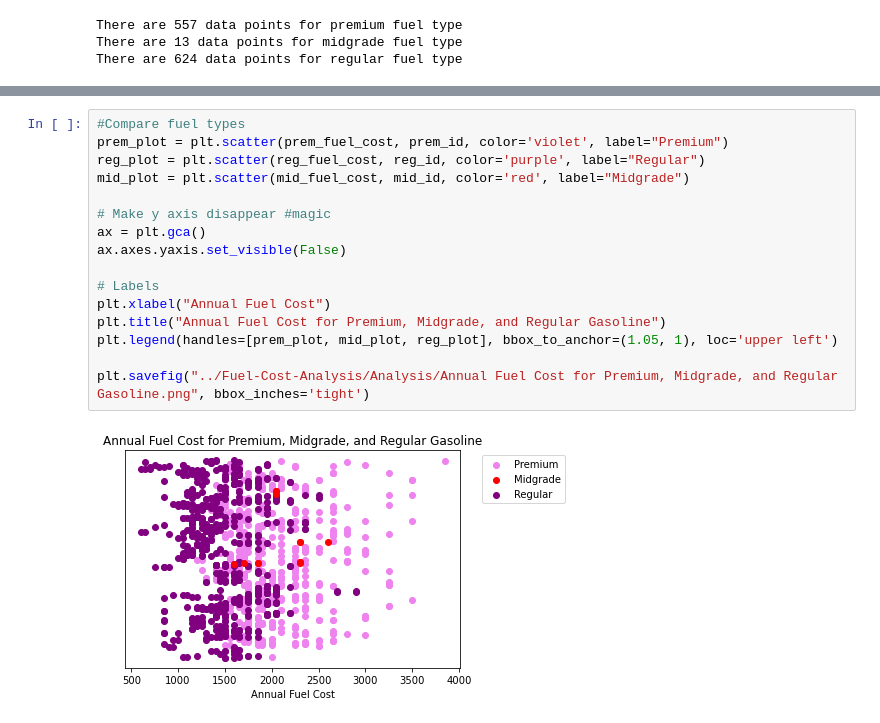
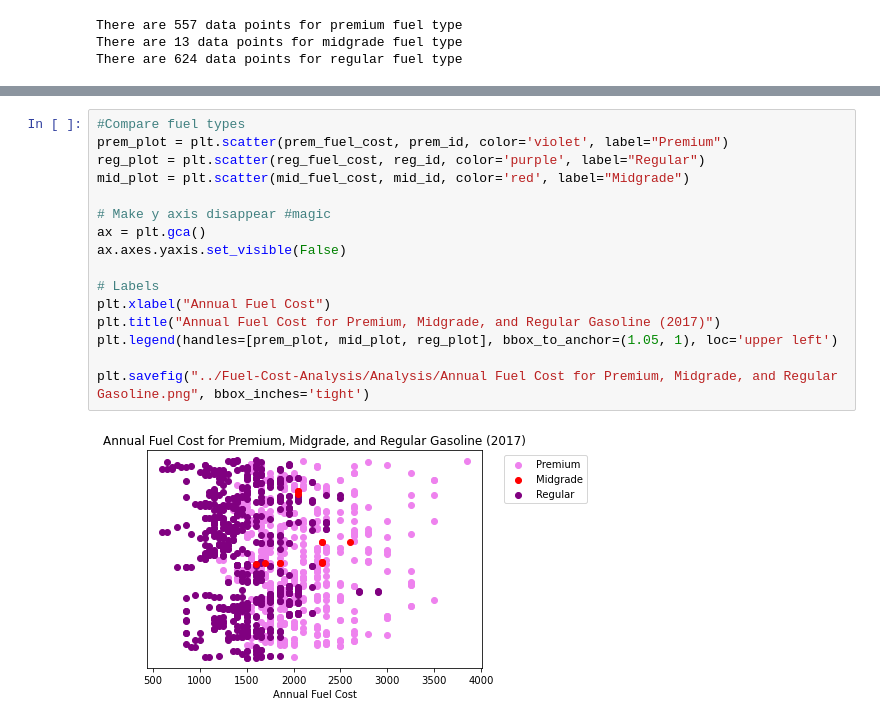
Before and after one commit to geraldwattsthethird/Fuel-Cost-Analysis, a Jupyter notebook: Fuel_Cost.ipynb, the cells around one changed output, grey strips where cells are left out. Drawn from its saved outputs; the diff is of its cells as text.

```diff
--- a/Fuel_Cost.ipynb
+++ b/Fuel_Cost.ipynb
@@ -570,18 +570,18 @@ Average fuel cost is $1509.46 dollars for Regular Gasoline
 # %%
 #Compare fuel types
 prem_plot = plt.scatter(prem_fuel_cost, prem_id, color='violet', label="Premium")
 reg_plot = plt.scatter(reg_fuel_cost, reg_id, color='purple', label="Regular")
 mid_plot = plt.scatter(mid_fuel_cost, mid_id, color='red', label="Midgrade")
 
 # Make y axis disappear #magic
 ax = plt.gca()
 ax.axes.yaxis.set_visible(False)
 
 # Labels
 plt.xlabel("Annual Fuel Cost")
-plt.title("Annual Fuel Cost for Premium, Midgrade, and Regular Gasoline")
+plt.title("Annual Fuel Cost for Premium, Midgrade, and Regular Gasoline (2017)")
 plt.legend(handles=[prem_plot, mid_plot, reg_plot], bbox_to_anchor=(1.05, 1), loc='upper left')
 
 plt.savefig("../Fuel-Cost-Analysis/Analysis/Annual Fuel Cost for Premium, Midgrade, and Regular Gasoline.png", bbox_inches='tight')
 # %% [output]
-[figure, old version]
+[figure, new version]
```
Also changed, not shown: parts of 16 cells of this notebook, 17 other files.
